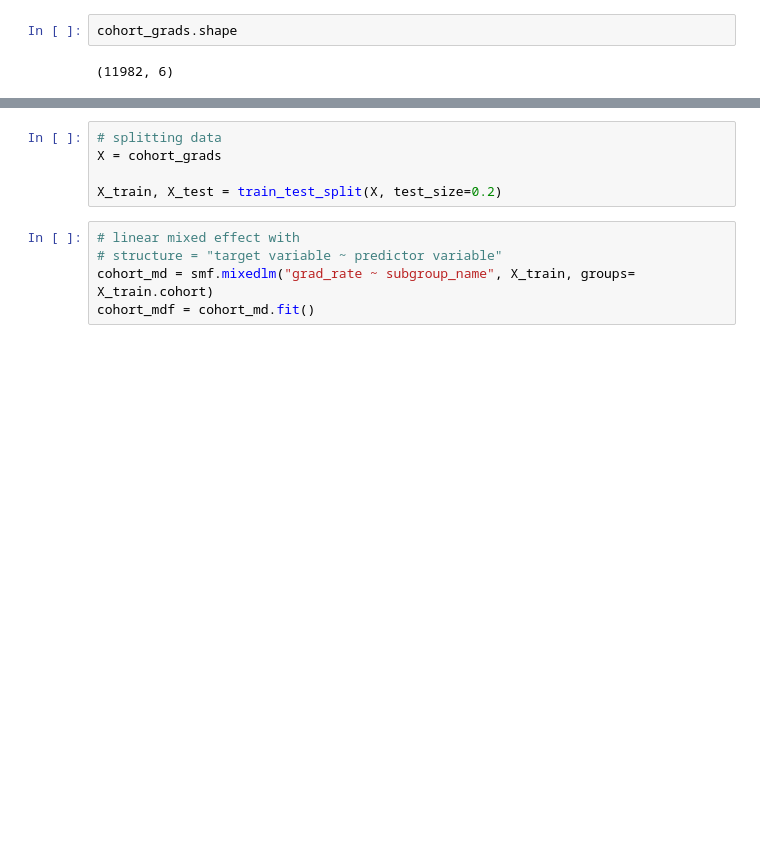
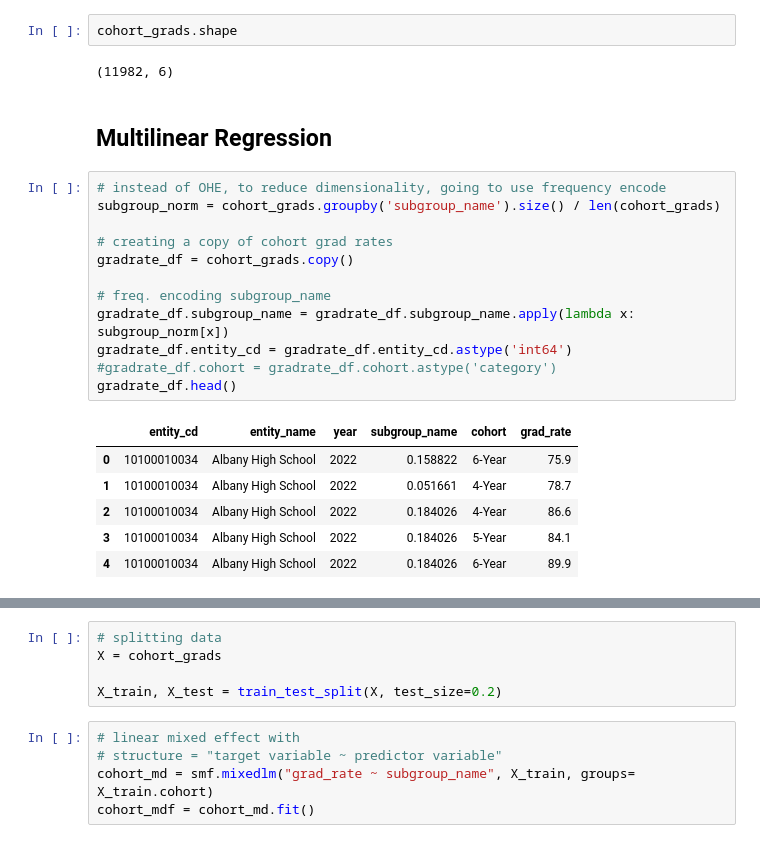
Before and after one commit to asoylatte03/nys-ell-grad-rate, a Jupyter notebook: modeling II.ipynb, the cells around one changed output, grey strips where cells are left out. Saved outputs shown, nothing was run; the diff lists cells and outputs as text; blank space fills up the shorter version.

```diff
--- a/modeling II.ipynb
+++ b/modeling II.ipynb
@@ -42,3 +49,24 @@ cohort_grads.head()
 cohort_grads.shape
 # %% [output]
 (11982, 6)
+# %% [markdown]
+## Multilinear Regression
+# %%
+# instead of OHE, to reduce dimensionality, going to use frequency encode
+subgroup_norm = cohort_grads.groupby('subgroup_name').size() / len(cohort_grads)
+
+# creating a copy of cohort grad rates
+gradrate_df = cohort_grads.copy()
+
+# freq. encoding subgroup_name
+gradrate_df.subgroup_name = gradrate_df.subgroup_name.apply(lambda x: subgroup_norm[x])
+gradrate_df.entity_cd = gradrate_df.entity_cd.astype('int64')
+#gradrate_df.cohort = gradrate_df.cohort.astype('category')
+gradrate_df.head()
+# %% [output]
+|  | entity_cd | entity_name | year | subgroup_name | cohort | grad_rate |
+| 0 | 10100010034 | Albany High School | 2022 | 0.158822 | 6-Year | 75.9 |
+| 1 | 10100010034 | Albany High School | 2022 | 0.051661 | 4-Year | 78.7 |
+| 2 | 10100010034 | Albany High School | 2022 | 0.184026 | 4-Year | 86.6 |
+| 3 | 10100010034 | Albany High School | 2022 | 0.184026 | 5-Year | 84.1 |
+| 4 | 10100010034 | Albany High School | 2022 | 0.184026 | 6-Year | 89.9 |
```
Also changed, not shown: parts of 15 cells of this notebook.
